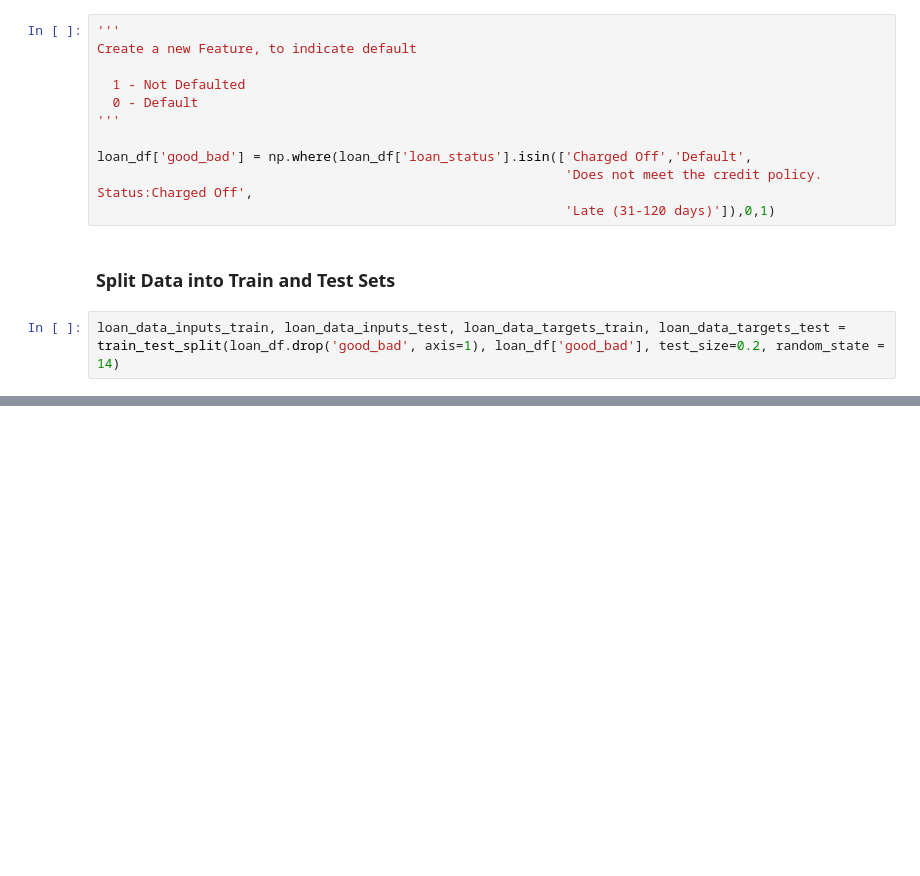
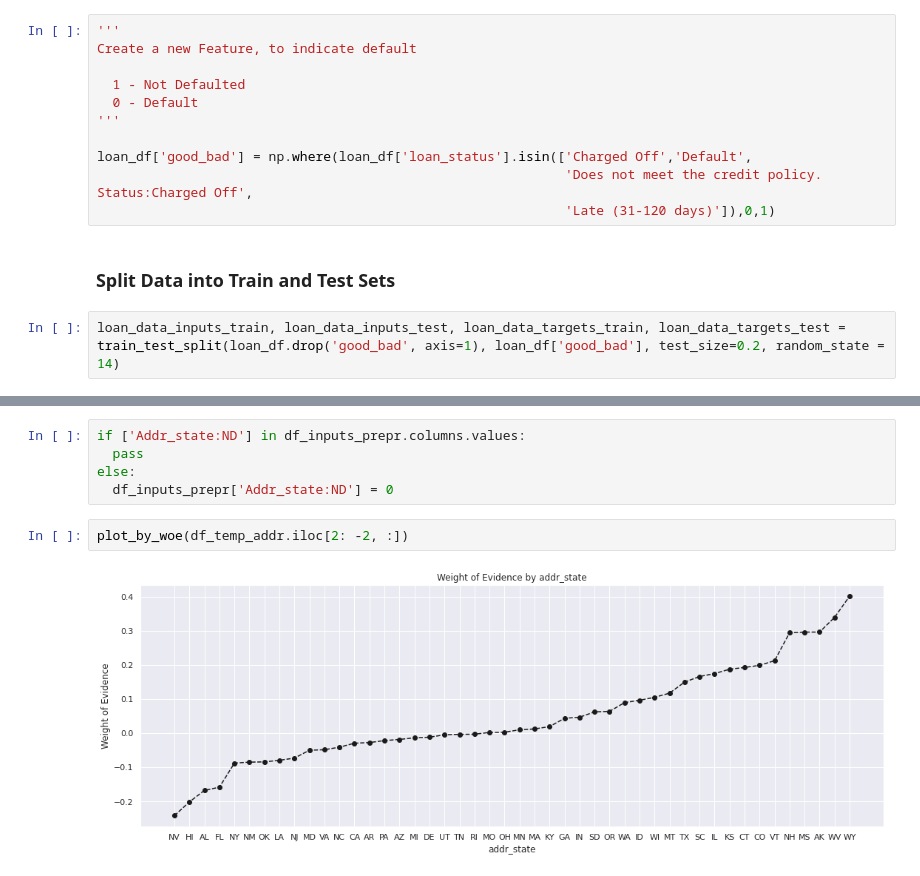
Before and after one commit to rpdieego/credit_risk_modeling, a Jupyter notebook: Credit_Risk_Modeling.ipynb, the cells around one changed output, grey strips where cells are left out. Drawn from its saved outputs; the diff is of its cells as text; blank space fills up the shorter version.

```diff
--- a/Credit_Risk_Modeling.ipynb
+++ b/Credit_Risk_Modeling.ipynb
@@ -569,0 +816,9 @@ loan_data_inputs_train, loan_data_inputs_test, loan_data_targets_train, loan_dat
+# %%
+if ['Addr_state:ND'] in df_inputs_prepr.columns.values:
+  pass
+else:
+  df_inputs_prepr['Addr_state:ND'] = 0
+# %%
+plot_by_woe(df_temp_addr.iloc[2: -2, :])
+# %% [output]
+[figure, added]
```
Also changed, not shown: parts of 27 cells of this notebook.
